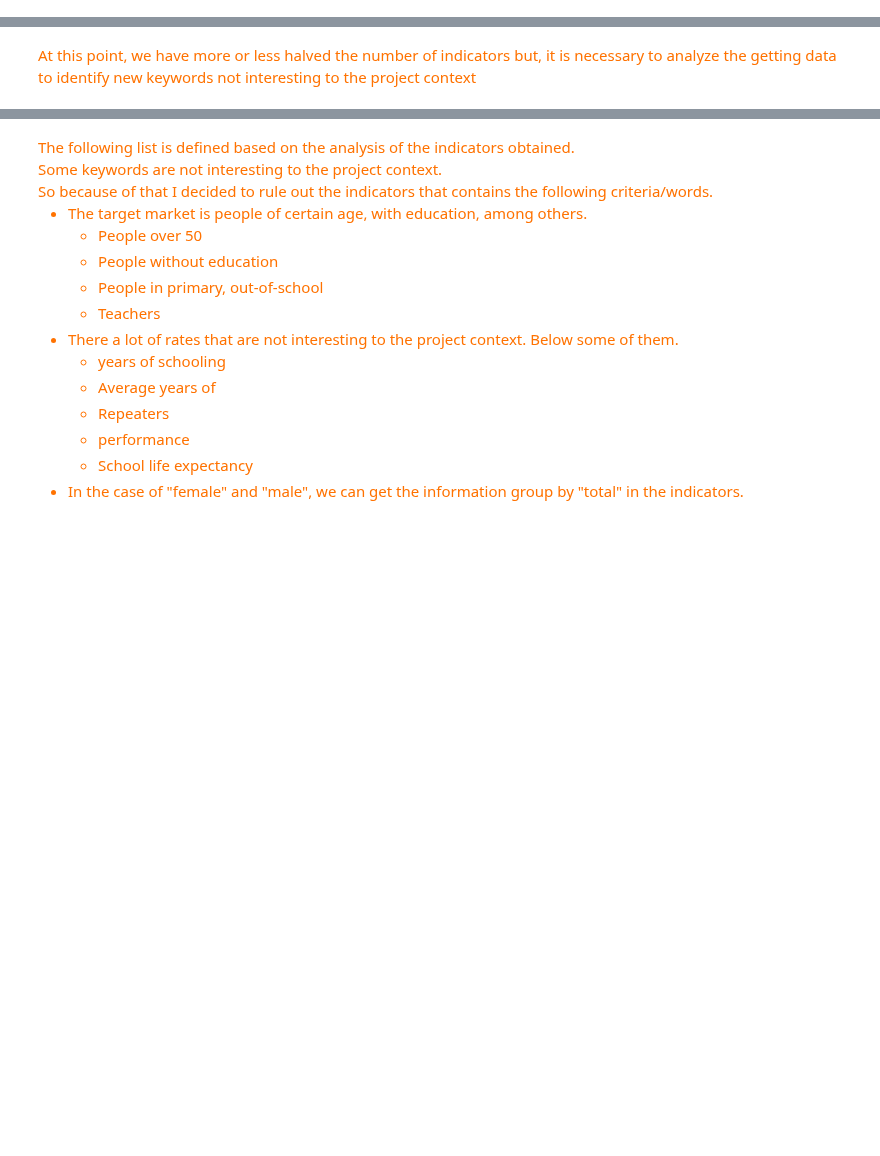
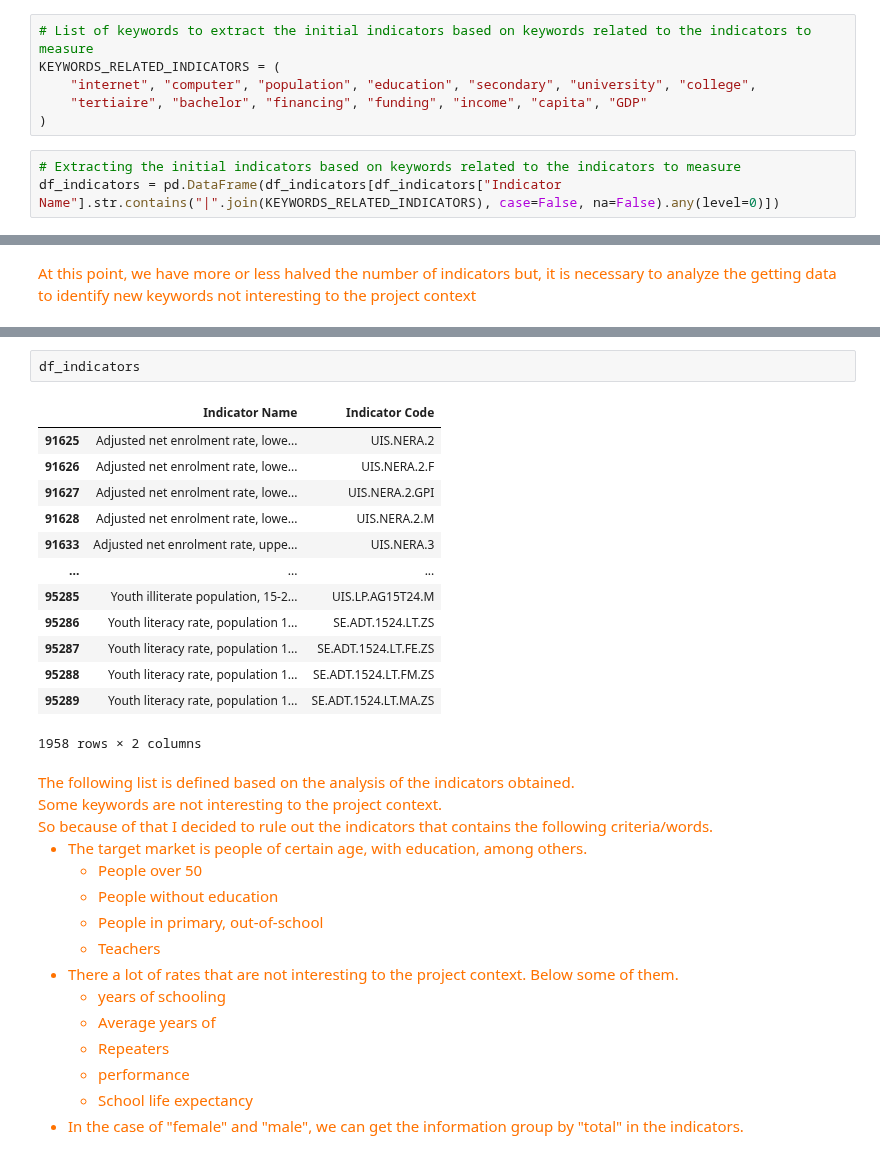
Before and after one commit to samirhinojosa/OC-P2-education-statistics, a Jupyter notebook: notebook.ipynb, the cells around one changed output, grey strips where cells are left out. Cells and saved outputs as stored; diff of their text form; blank space fills up the shorter version.

```diff
--- a/notebook.ipynb
+++ b/notebook.ipynb
@@ -567 +623,10 @@ df_data_copy.head(5)
+# %%
+# List of keywords to extract the initial indicators based on keywords related to the indicators to measure
+KEYWORDS_RELATED_INDICATORS = (
+    "internet", "computer", "population", "education", "secondary", "university", "college",
+    "tertiaire", "bachelor", "financing", "funding", "income", "capita", "GDP"
+)
+# %%
+# Extracting the initial indicators based on keywords related to the indicators to measure
+df_indicators = pd.DataFrame(df_indicators[df_indicators["Indicator Name"].str.contains("|".join(KEYWORDS_RELATED_INDICATORS), case=False, na=False).any(level=0)])
 # %%
@@ -607,3 +642,19 @@ df_sample
+# %%
+df_indicators
+# %% [output]
+|  | Indicator Name | Indicator Code |
+| 91625 | Adjusted net enrolment rate, lowe... | UIS.NERA.2 |
+| 91626 | Adjusted net enrolment rate, lowe... | UIS.NERA.2.F |
+| 91627 | Adjusted net enrolment rate, lowe... | UIS.NERA.2.GPI |
+| 91628 | Adjusted net enrolment rate, lowe... | UIS.NERA.2.M |
+| 91633 | Adjusted net enrolment rate, uppe... | UIS.NERA.3 |
+| ... | ... | ... |
+| 95285 | Youth illiterate population, 15-2... | UIS.LP.AG15T24.M |
+| 95286 | Youth literacy rate, population 1... | SE.ADT.1524.LT.ZS |
+| 95287 | Youth literacy rate, population 1... | SE.ADT.1524.LT.FE.ZS |
+| 95288 | Youth literacy rate, population 1... | SE.ADT.1524.LT.FM.ZS |
+| 95289 | Youth literacy rate, population 1... | SE.ADT.1524.LT.MA.ZS |
+1958 rows × 2 columns
 # %% [markdown]
 <div style="color: RGB(255,114,0);">
 The following list is defined based on the analysis of the indicators obtained.<br>
```
Also changed, not shown: parts of 28 cells of this notebook.
